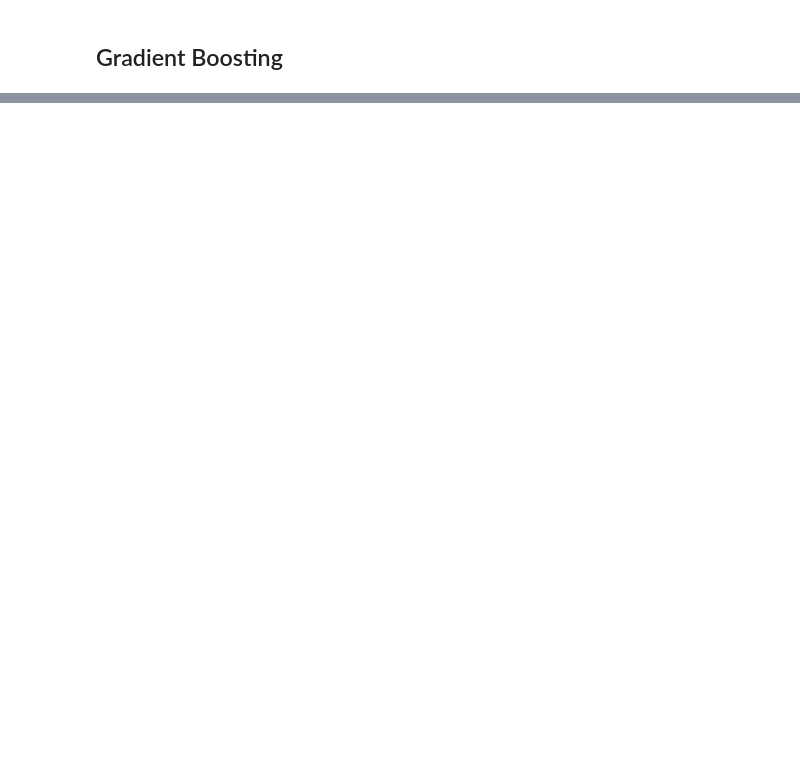
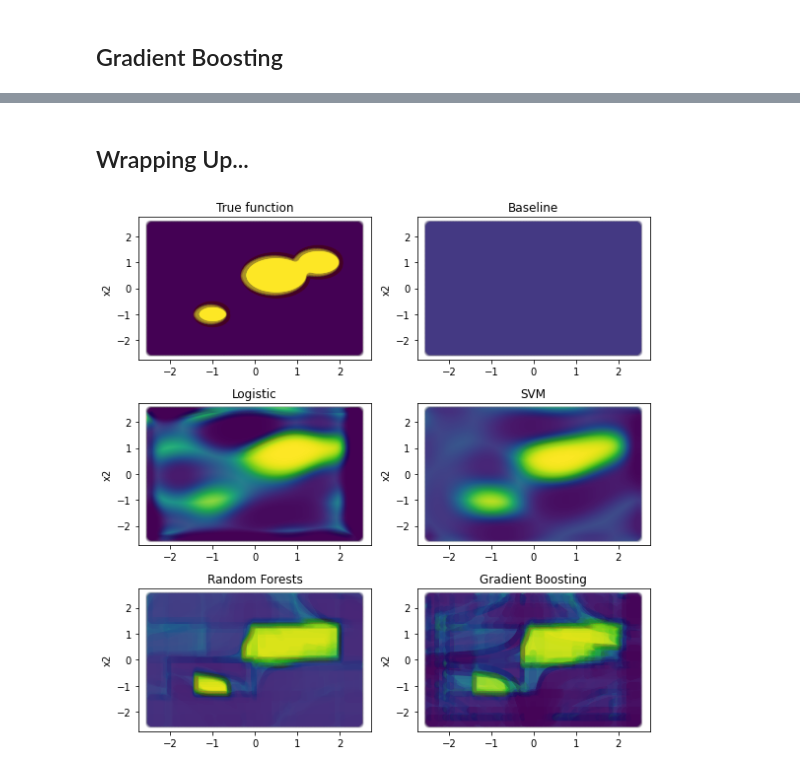
Before and after one commit to opardo/PythonMLWorkshop, a Jupyter notebook: Classification.ipynb, the cells around one changed output, grey strips where cells are left out. Cells and saved outputs as stored; diff of their text form; code cells hidden in the pictures; blank space fills up the shorter version.

Commit message:
Add Classification - Wrapping up.

```diff
--- a/Classification.ipynb
+++ b/Classification.ipynb
@@ -369,0 +527,40 @@ print('AUC (Gradient Boosting): ' + str(round(auc_gb, 2)))
+# %% [markdown]
+## Wrapping Up...
+# %%
+model_names = [
+    'True function',
+    'Baseline',
+    'Logistic',
+    'SVM',
+    'Random Forests',
+    'Gradient Boosting'
+]
+
+model_fxs = [
+    [true_function(x1,x2) for x1,x2 in coordinates],
+    [fx_baseline(x1,x2) for x1, x2 in coordinates],
+    fx_lm(coordinates)[:,1],
+    fx_svc(coordinates)[:,1],
+    fx_rf(coordinates)[:,1],
+    fx_gb(coordinates)[:,1]
+]
+
+K = len(model_names)
+
+fig, ax = plt.subplots(3, 2, figsize=(PLOT_SIZE/2, PLOT_SIZE/2))
+
+for k in np.arange(K):
+
+    i = int(np.floor(k/2))
+    j = int(k % 2)
+    fx = model_fxs[k]
+    model = model_names[k]
+
+    ax[i,j].scatter(x1, x2, c=fx, vmin=0, vmax=1, alpha = 0.01)
+    ax[i,j].set_ylabel('x2')
+    ax[i,j].set_title(model)
+
+fig.tight_layout()
+plt.show()
+# %% [output]
+[figure, added]
```
Also changed, not shown: parts of 34 cells of this notebook.
